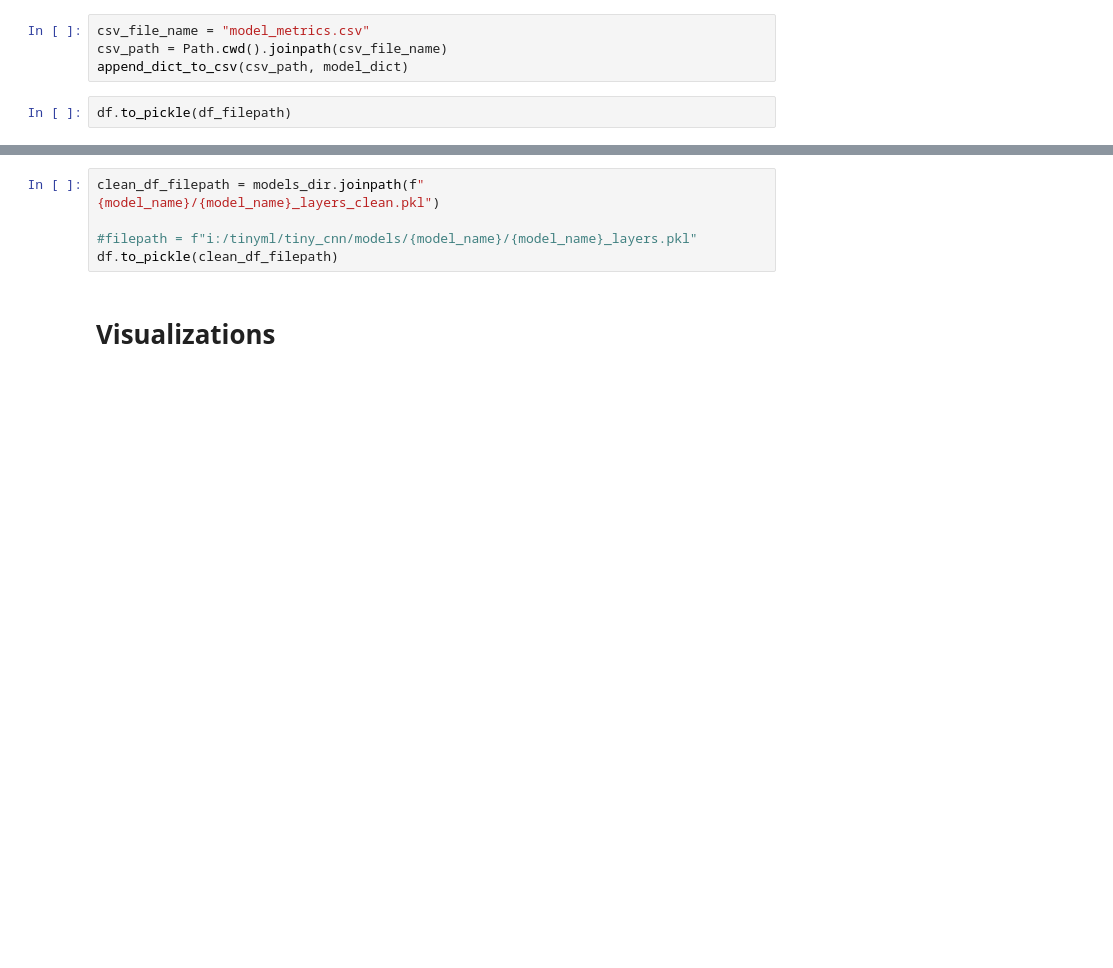
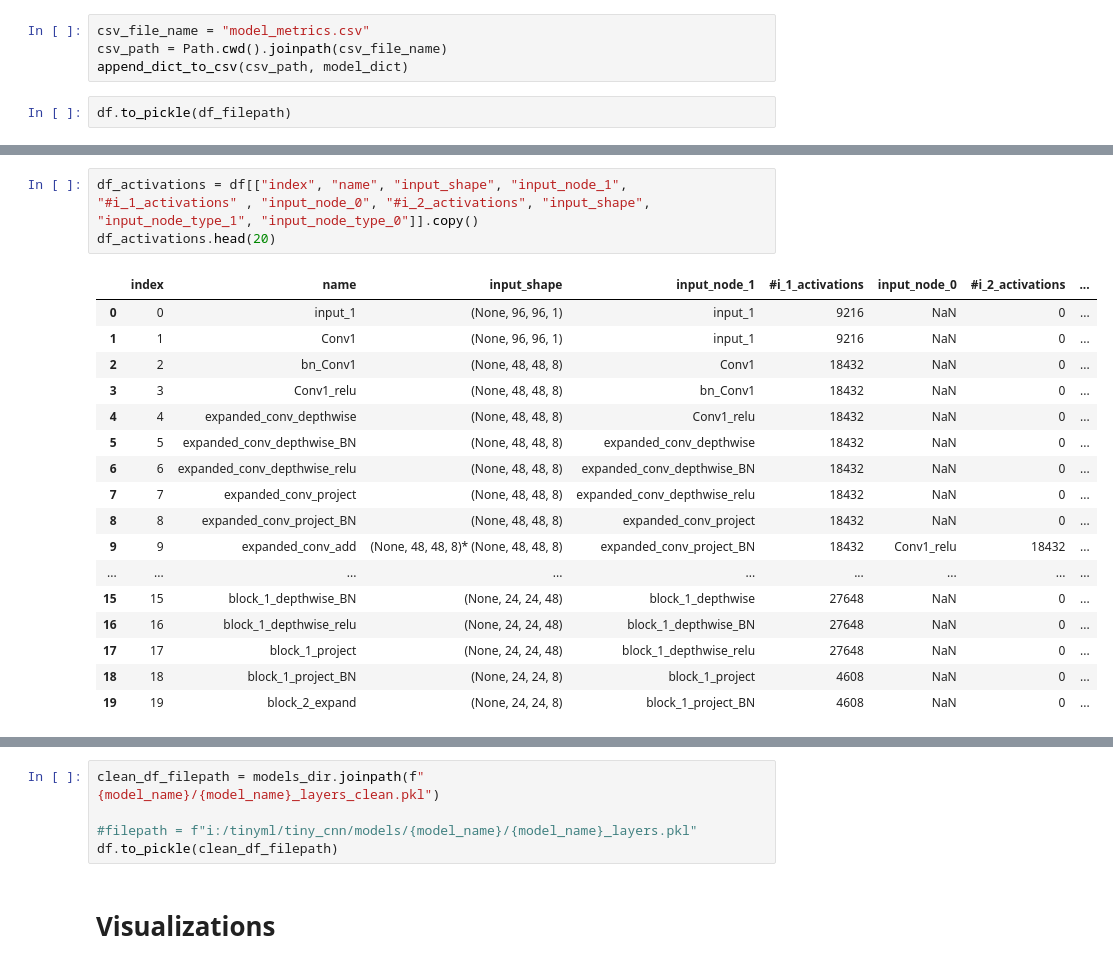
Before and after one commit to subrockmann/tiny_cnn, a Jupyter notebook: Layer Visualizations.ipynb, the cells around one changed output, grey strips where cells are left out. Saved outputs shown, nothing was run; the diff lists cells and outputs as text; blank space fills up the shorter version.

Commit message:
feat: calculate activation of second branch

```diff
--- a/Layer Visualizations.ipynb
+++ b/Layer Visualizations.ipynb
@@ -392,0 +415,21 @@ df.head(12)
+# %%
+df_activations = df[["index", "name", "input_shape", "input_node_1", "#i_1_activations" , "input_node_0", "#i_2_activations", "input_shape", "input_node_type_1", "input_node_type_0"]].copy()
+df_activations.head(20)
+# %% [output]
+|  | index | name | input_shape | input_node_1 | #i_1_activations | input_node_0 | #i_2_activations | ... |
+| 0 | 0 | input_1 | (None, 96, 96, 1) | input_1 | 9216 | NaN | 0 | ... |
+| 1 | 1 | Conv1 | (None, 96, 96, 1) | input_1 | 9216 | NaN | 0 | ... |
+| 2 | 2 | bn_Conv1 | (None, 48, 48, 8) | Conv1 | 18432 | NaN | 0 | ... |
+| 3 | 3 | Conv1_relu | (None, 48, 48, 8) | bn_Conv1 | 18432 | NaN | 0 | ... |
+| 4 | 4 | expanded_conv_depthwise | (None, 48, 48, 8) | Conv1_relu | 18432 | NaN | 0 | ... |
+| 5 | 5 | expanded_conv_depthwise_BN | (None, 48, 48, 8) | expanded_conv_depthwise | 18432 | NaN | 0 | ... |
+| 6 | 6 | expanded_conv_depthwise_relu | (None, 48, 48, 8) | expanded_conv_depthwise_BN | 18432 | NaN | 0 | ... |
+| 7 | 7 | expanded_conv_project | (None, 48, 48, 8) | expanded_conv_depthwise_relu | 18432 | NaN | 0 | ... |
+| 8 | 8 | expanded_conv_project_BN | (None, 48, 48, 8) | expanded_conv_project | 18432 | NaN | 0 | ... |
+| 9 | 9 | expanded_conv_add | (None, 48, 48, 8)* (None, 48, 48, 8) | expanded_conv_project_BN | 18432 | Conv1_relu | 18432 | ... |
+| ... | ... | ... | ... | ... | ... | ... | ... | ... |
+| 15 | 15 | block_1_depthwise_BN | (None, 24, 24, 48) | block_1_depthwise | 27648 | NaN | 0 | ... |
+| 16 | 16 | block_1_depthwise_relu | (None, 24, 24, 48) | block_1_depthwise_BN | 27648 | NaN | 0 | ... |
+| 17 | 17 | block_1_project | (None, 24, 24, 48) | block_1_depthwise_relu | 27648 | NaN | 0 | ... |
+| 18 | 18 | block_1_project_BN | (None, 24, 24, 8) | block_1_project | 4608 | NaN | 0 | ... |
+| 19 | 19 | block_2_expand | (None, 24, 24, 8) | block_1_project_BN | 4608 | NaN | 0 | ... |
```
Also changed, not shown: parts of 17 cells of this notebook.
